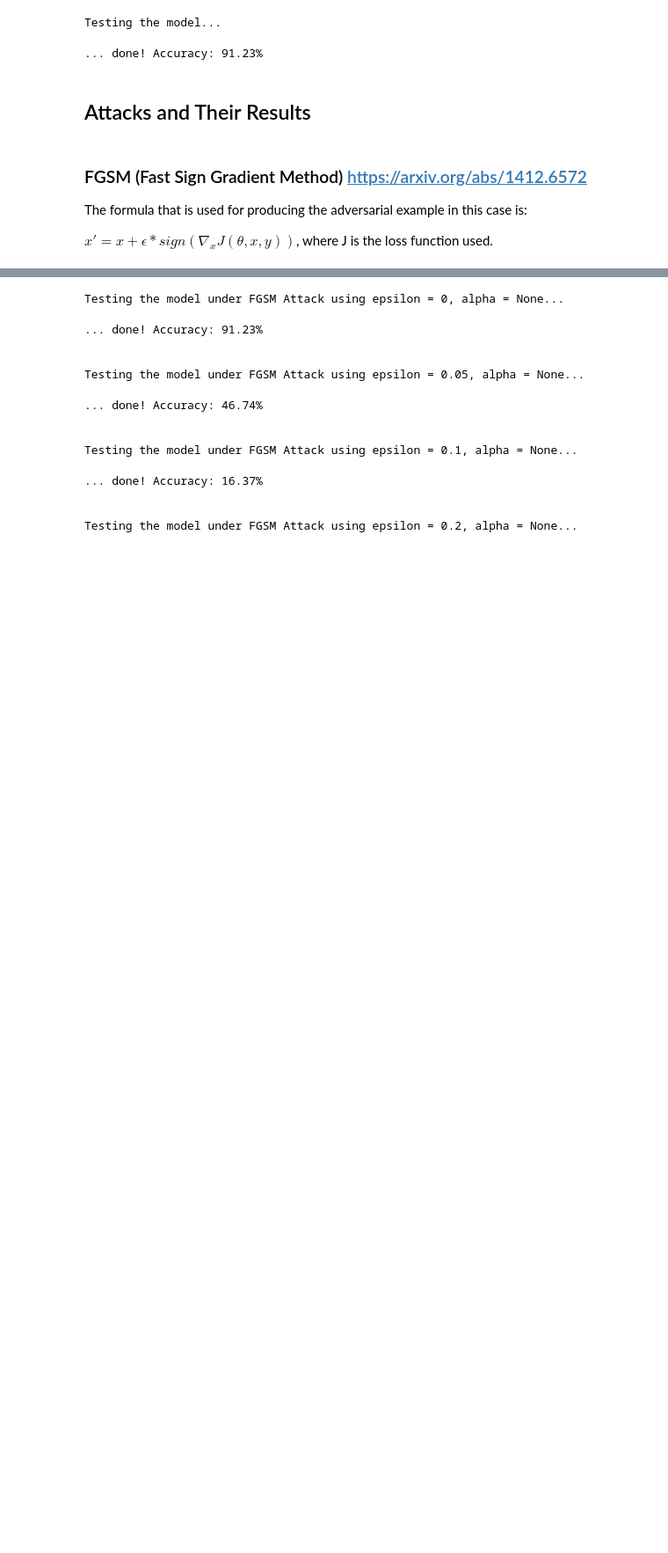
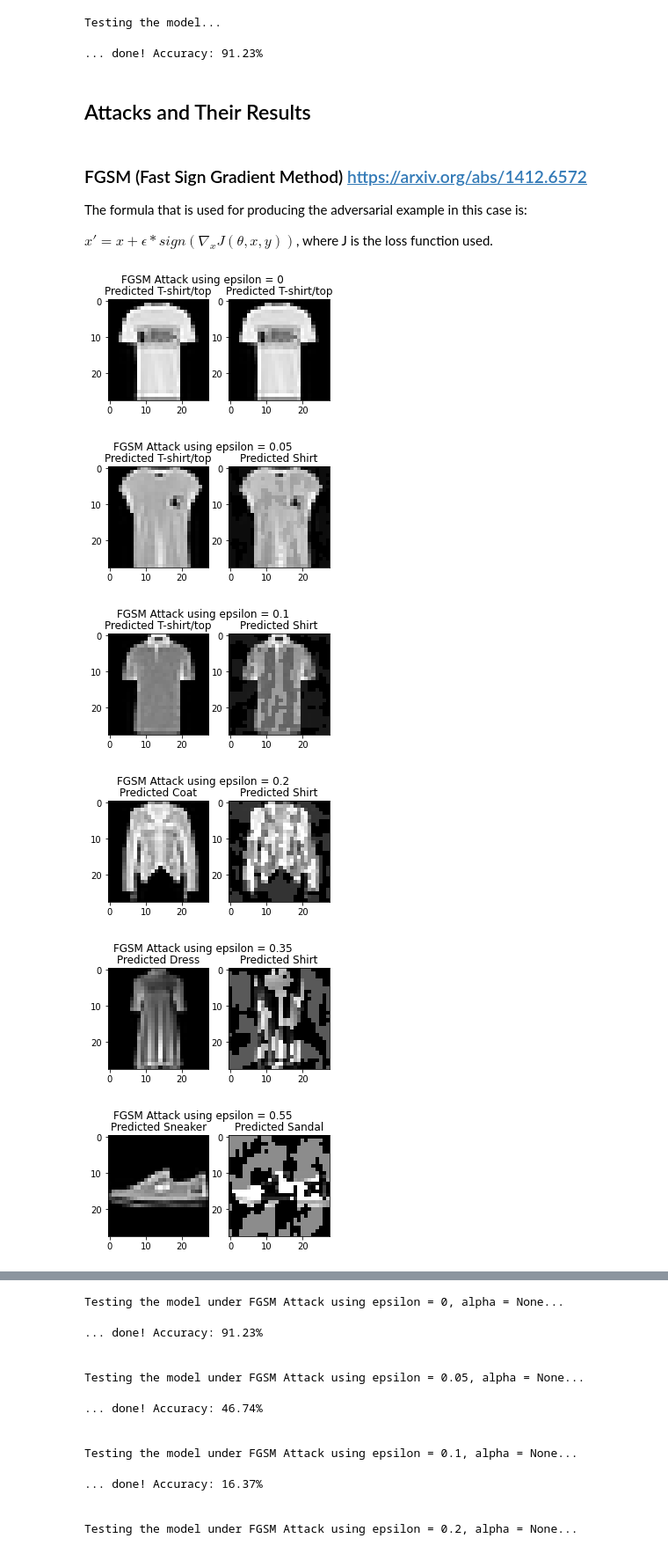
Before and after one commit to calinbiberea/towards-joint-defence-framework-commit-archive, a Jupyter notebook: notebooks/fashion_mnist.ipynb, the cells around one changed output, grey strips where cells are left out. Shown at 88% size. Saved outputs shown, nothing was run; the diff lists cells and outputs as text; code cells hidden in the pictures; blank space fills up the shorter version.

```diff
--- a/notebooks/fashion_mnist.ipynb
+++ b/notebooks/fashion_mnist.ipynb
@@ -88,3 +88,20 @@ attacks["FGSM"] = fgsm.fgsm_attack
 # %%
 # Several values to use for the epsilons
 epsilons = [0, 0.05, 0.1, 0.2, 0.35, 0.55, 0.75, 1]
+# %%
+# Example printing, but I removed it to simplify results
+for epsilon in epsilons:
+    printing.print_attack(
+        standard_model,
+        testSetLoader,
+        "FGSM",
+        attacks["FGSM"],
+        epsilon=epsilon,
+    )
+# %% [output]
+[figure, added]
+[figure, added]
+[figure, added]
+[figure, added]
+[figure, added]
+[figure, added]
```
Also changed, not shown: parts of 2 cells of this notebook, 2 other files.
